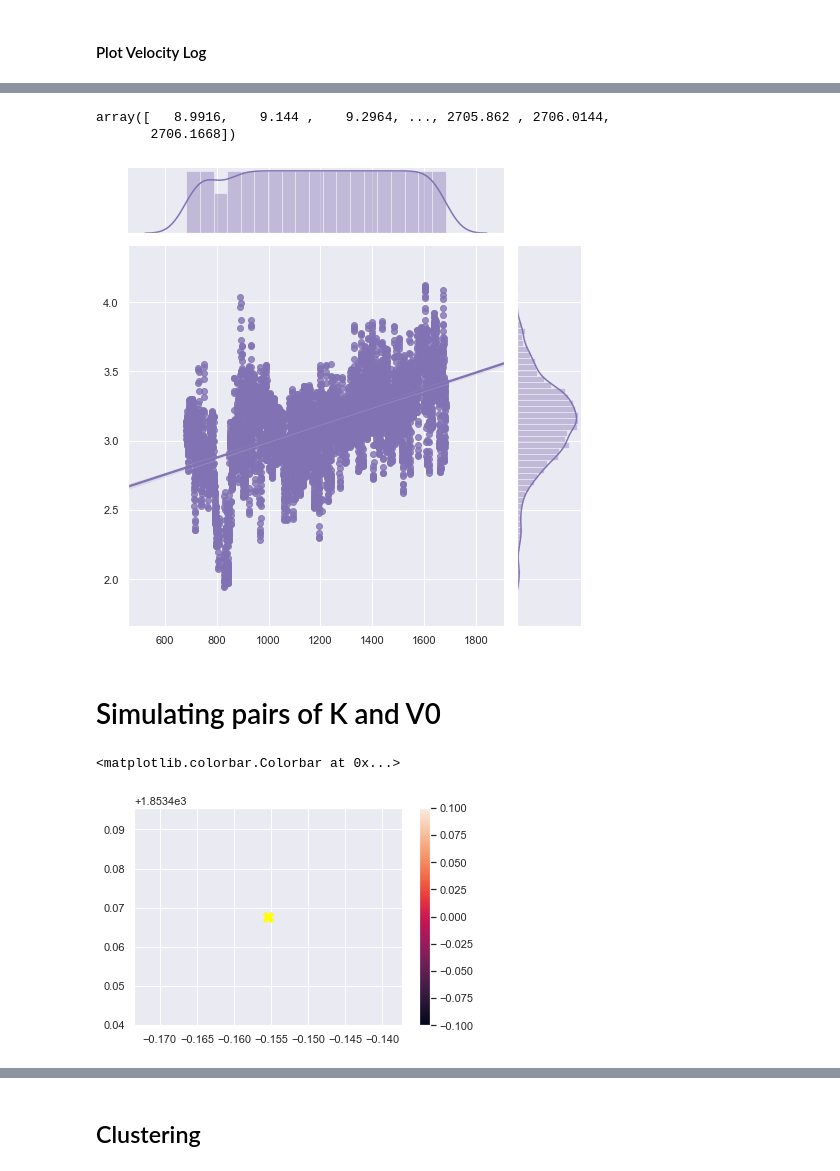
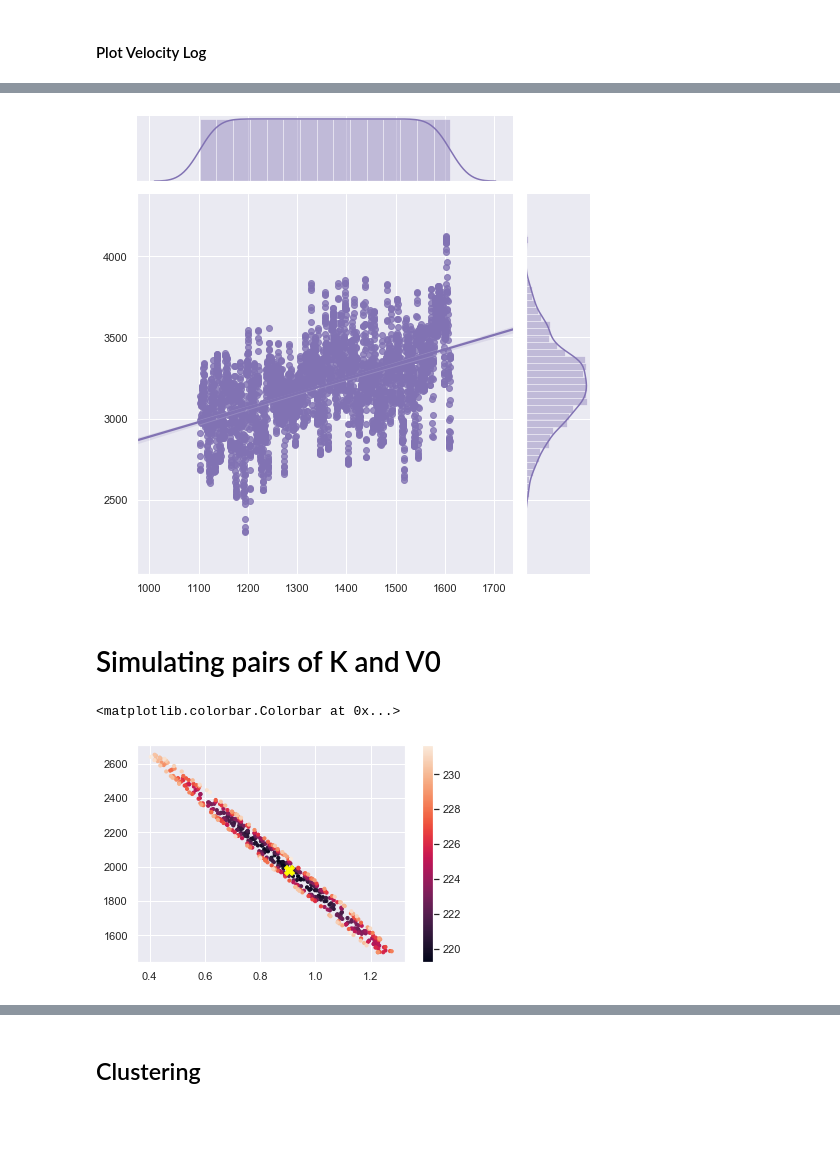
Before and after one commit to attibalazs/velocityhack, a Jupyter notebook: DMc_VelocityHack.ipynb, the cells around one changed output, grey strips where cells are left out. Drawn from its saved outputs; the diff is of its cells as text; code cells hidden in the pictures; blank space fills up the shorter version.

```diff
--- a/DMc_VelocityHack.ipynb
+++ b/DMc_VelocityHack.ipynb
@@ -56,3 +47,15 @@ vel = df_log['VP'].values
+# %%
+df_log = log.df()
+df_log = df_log[['VP']].dropna()
+
+depth = df_log.index.values.reshape(-1,1)
+vel = df_log['VP'].values.reshape(-1,1)
+
+# convert from km/s to m/s
+vel = vel*1000
+
+# todo DTC microseconds/feet (instantenous travel time) to velocity conversion
+# 1 mil / DTC / 3.281
 # %% [markdown]
 #### Plot Velocity Log
 # %%
@@ -75,7 +81,10 @@ interactive(children=(FloatRangeSlider(value=(746.2456500000001, 2042.14095), de
 # get values from slider
 depth_min = slider.value[0]
 depth_max = slider.value[1]
+print(depth_min, depth_max)
+depth_idx = p.filter_depth(depth, depth_min, depth_max)
 
-depth_idx = filter_depth(depth, depth_min, depth_max)
-depth_idx
+# filter values
+depth = depth[depth_idx].reshape(-1, 1)
+vel = vel[depth_idx].reshape(-1, 1)
 # %% [output]
@@ -92,19 +92,9 @@ df_log.loc[depth_min:depth_max].VP.plot()
-# %%
-log['DEPT']
-# %% [output]
-array([   8.9916,    9.144 ,    9.2964, ..., 2705.862 , 2706.0144,
-       2706.1668])
-# %%
-depth = log['DEPT'][depth_idx].reshape(-1,1)
-vp = log['VP'][depth_idx].reshape(-1,1)
-# convert to m/s
-vp = vp*1000
 # %%
 import seaborn as sns
 sns.set(style="darkgrid")
 
-g = sns.jointplot(depth, vp, kind="reg", color="m", height=7)
+g = sns.jointplot(depth, vel, kind="reg", color="m", height=7)
 # %% [output]
-[figure, old version]
+[figure, new version]
 # %% [markdown]
 # Simulating pairs of K and V0
@@ -137,14 +101,15 @@ def plot_rmse_ellipse(ax, k, v0, rmse, cutoff=500):
 # %%
-# simulate
-k, v0, pred_vel, rmse = simulate_linear_velocity(depth, vp)
+# simulate velocities
+
+k, v0, pred_vel, rmse = v.simulate_linear_velocity(depth, vel, nr_samples=100000)
 # %%
 fig, ax = plt.subplots(1, 1)
-cutoff = 1500
-sc, idx, idx_min = plot_rmse_ellipse(ax, k, v0, rmse, cutoff)
+cutoff = 500
+sc, idx, idx_min = p.plot_rmse_ellipse(ax, k, v0, rmse, cutoff)
 plt.colorbar(sc)
 # %% [output]
 <matplotlib.colorbar.Colorbar at 0x...>
-[figure, old version]
+[figure, new version]
 # %%
 # # get the indexes for the best rmse values
 
```
Also changed, not shown: parts of 16 cells of this notebook, 4 other files.
